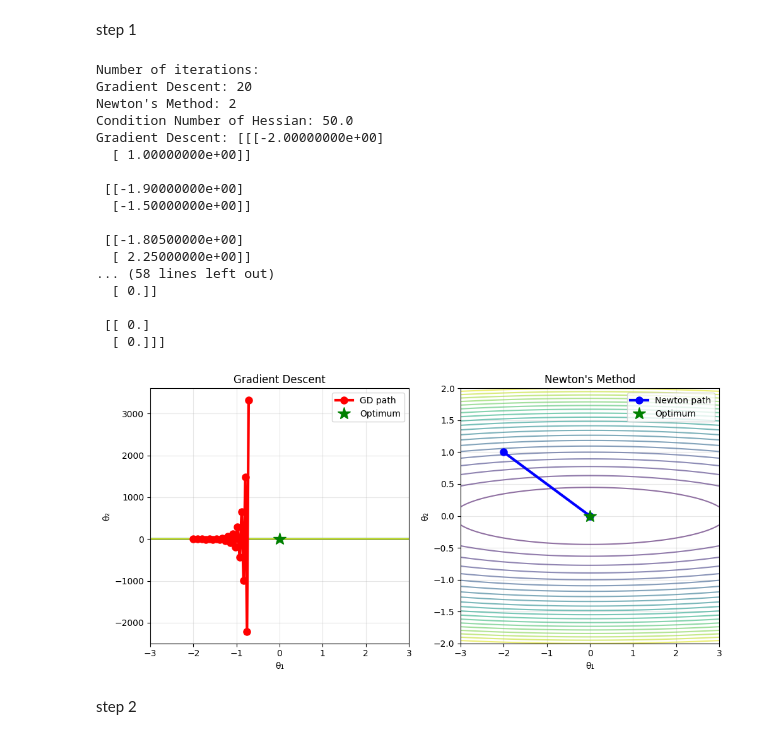
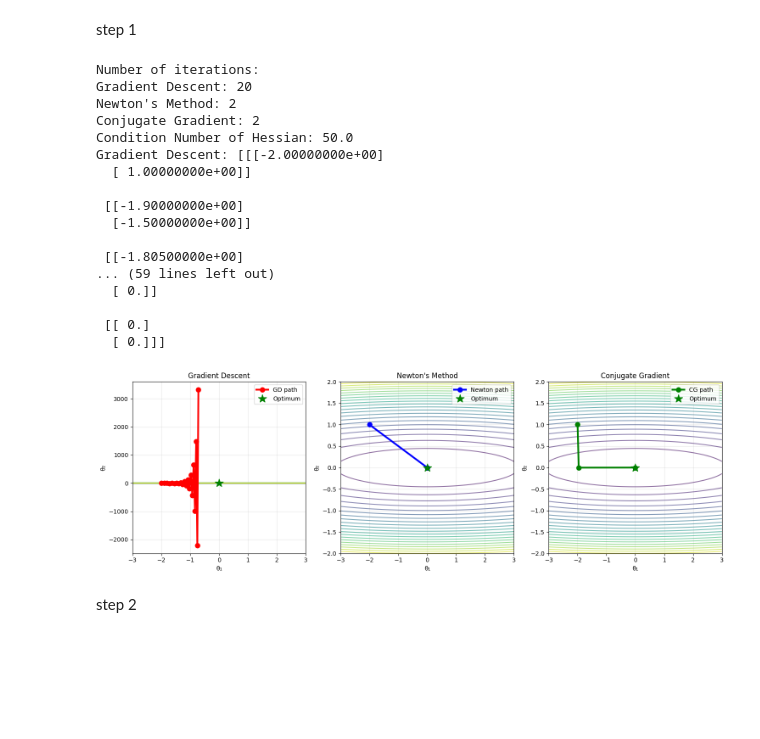
Before and after one commit to h-a-bhsht/data_mining, a Jupyter notebook: hw4.ipynb, the cells around one changed output. Cells and saved outputs as stored; diff of their text form; code cells hidden in the pictures; blank space fills up the shorter version.

```diff
--- a/hw4.ipynb
+++ b/hw4.ipynb
@@ -40,7 +40,7 @@ def conjugate_gradient(theta0, max_iter=10, tol=1e-10):
     theta = theta0.copy()
     path = [theta.copy()]
 
-    g = grad(theta)  # initial gradient
+    g = H @ theta  # initial gradient
     p = -g           # initial search direction
 
     for k in range(max_iter):
@@ -54,7 +54,7 @@ def conjugate_gradient(theta0, max_iter=10, tol=1e-10):
         theta = theta + alpha * p
         path.append(theta.copy())
 
-        g_new = grad(theta)
+        g_new = H @ theta
         if np.linalg.norm(g_new) < tol:
             break
 
@@ -107,36 +107,36 @@ plt.title("Newton's Method")
 plt.legend()
 plt.grid(True, alpha=0.3)
 
 plt.subplot(1, 3, 3)
 plt.contour(X, Y, Z, levels=20, alpha=0.6)
 plt.plot(path_cg[:, 0], path_cg[:, 1], 'go-', linewidth=3, markersize=8, label='CG path')
 plt.plot(0, 0, 'g*', markersize=15, label='Optimum')
 plt.xlabel('θ₁'); plt.ylabel('θ₂')
 plt.title('Conjugate Gradient')
 plt.legend()
 plt.grid(True, alpha=0.3)
 
 plt.tight_layout()
 plt.show()
 # %% [output]
 Number of iterations:
 Gradient Descent: 20
 Newton's Method: 2
+Conjugate Gradient: 2
 Condition Number of Hessian: 50.0
 Gradient Descent: [[[-2.00000000e+00]
   [ 1.00000000e+00]]
 
  [[-1.90000000e+00]
   [-1.50000000e+00]]
 
  [[-1.80500000e+00]
-  [ 2.25000000e+00]]
-... (58 lines left out)
+... (59 lines left out)
   [ 0.]]
 
  [[ 0.]
   [ 0.]]]
-[figure, old version]
+[figure, new version]
 # %% [markdown]
 step 2
 # %%
```
Also changed, not shown: parts of 1 cell of this notebook.
